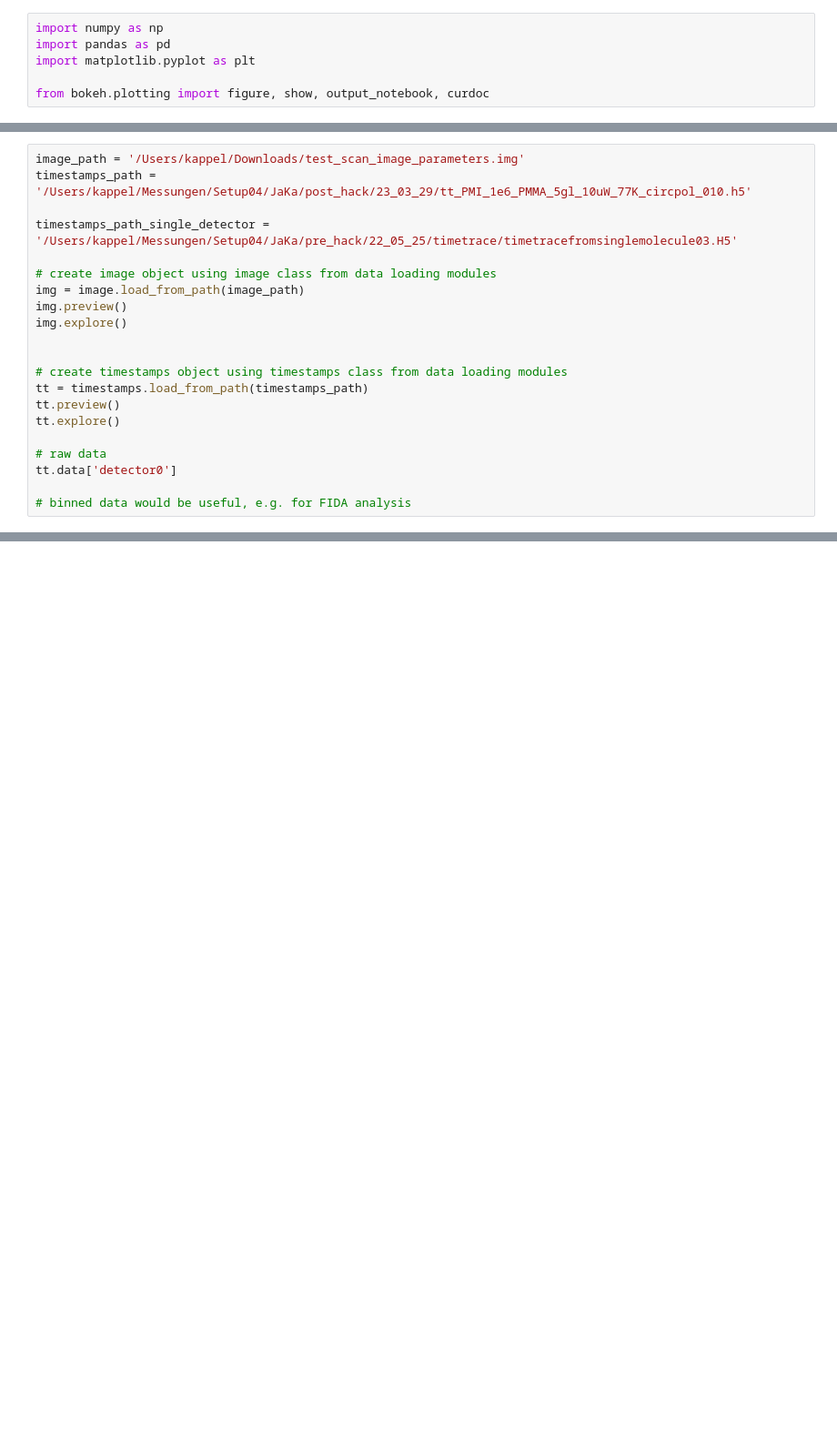
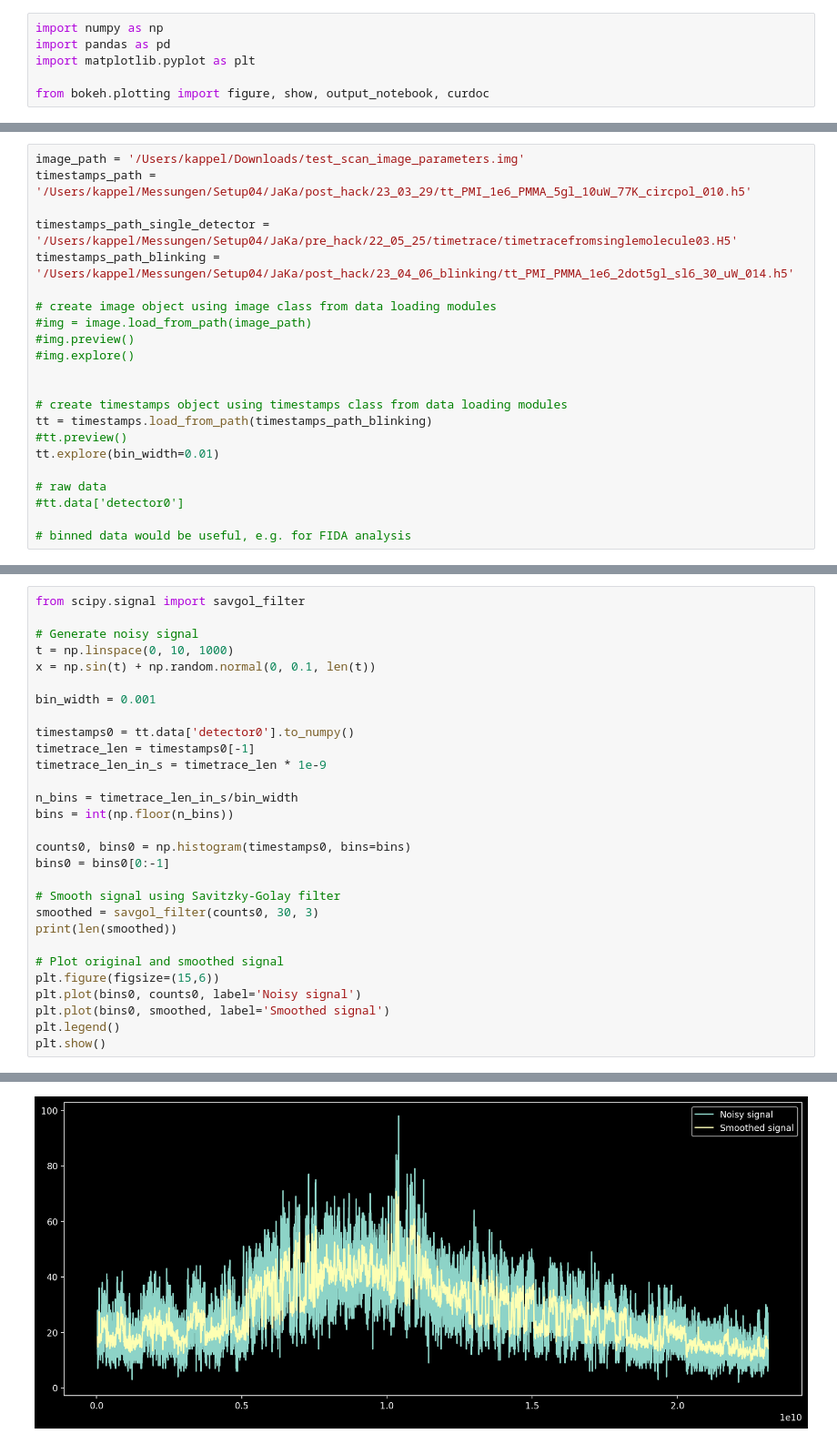
Before and after one commit to JKL453/s04-utils, a Jupyter notebook: on_off.ipynb, the cells around one changed output, grey strips where cells are left out. Shown at 91% size. Drawn from its saved outputs; the diff is of its cells as text; blank space fills up the shorter version.

Commit message:
Added modules for data preprocessing and analysis

```diff
--- a/on_off.ipynb
+++ b/on_off.ipynb
@@ -24,20 +25,21 @@ image_path = '/Users/kappel/Downloads/test_scan_image_parameters.img'
 timestamps_path = '/Users/kappel/Messungen/Setup04/JaKa/post_hack/23_03_29/tt_PMI_1e6_PMMA_5gl_10uW_77K_circpol_010.h5'
 
 timestamps_path_single_detector = '/Users/kappel/Messungen/Setup04/JaKa/pre_hack/22_05_25/timetrace/timetracefromsinglemolecule03.H5'
+timestamps_path_blinking = '/Users/kappel/Messungen/Setup04/JaKa/post_hack/23_04_06_blinking/tt_PMI_PMMA_1e6_2dot5gl_sl6_30_uW_014.h5'
 
 # create image object using image class from data loading modules
-img = image.load_from_path(image_path)
-img.preview()
-img.explore()
+#img = image.load_from_path(image_path)
+#img.preview()
+#img.explore()
 
 
 # create timestamps object using timestamps class from data loading modules
-tt = timestamps.load_from_path(timestamps_path)
-tt.preview()
-tt.explore()
+tt = timestamps.load_from_path(timestamps_path_blinking)
+#tt.preview()
+tt.explore(bin_width=0.01)
 
 # raw data
-tt.data['detector0']
+#tt.data['detector0']
 
 # binned data would be useful, e.g. for FIDA analysis
 # %% [output]
@@ -60,0 +48,30 @@ tt.explore()
+# %%
+from scipy.signal import savgol_filter
+
+# Generate noisy signal
+t = np.linspace(0, 10, 1000)
+x = np.sin(t) + np.random.normal(0, 0.1, len(t))
+
+bin_width = 0.001
+
+timestamps0 = tt.data['detector0'].to_numpy()
+timetrace_len = timestamps0[-1]
+timetrace_len_in_s = timetrace_len * 1e-9
+
+n_bins = timetrace_len_in_s/bin_width
+bins = int(np.floor(n_bins))
+
+counts0, bins0 = np.histogram(timestamps0, bins=bins)
+bins0 = bins0[0:-1]
+
+# Smooth signal using Savitzky-Golay filter
+smoothed = savgol_filter(counts0, 30, 3)
+print(len(smoothed))
+
+# Plot original and smoothed signal
+plt.figure(figsize=(15,6))
+plt.plot(bins0, counts0, label='Noisy signal')
+plt.plot(bins0, smoothed, label='Smoothed signal')
+plt.legend()
+plt.show()
+# %% [output]
@@ -60,0 +79 @@ tt.explore()
+[figure, added]
```
Also changed, not shown: parts of 10 cells of this notebook, 7 other files.
